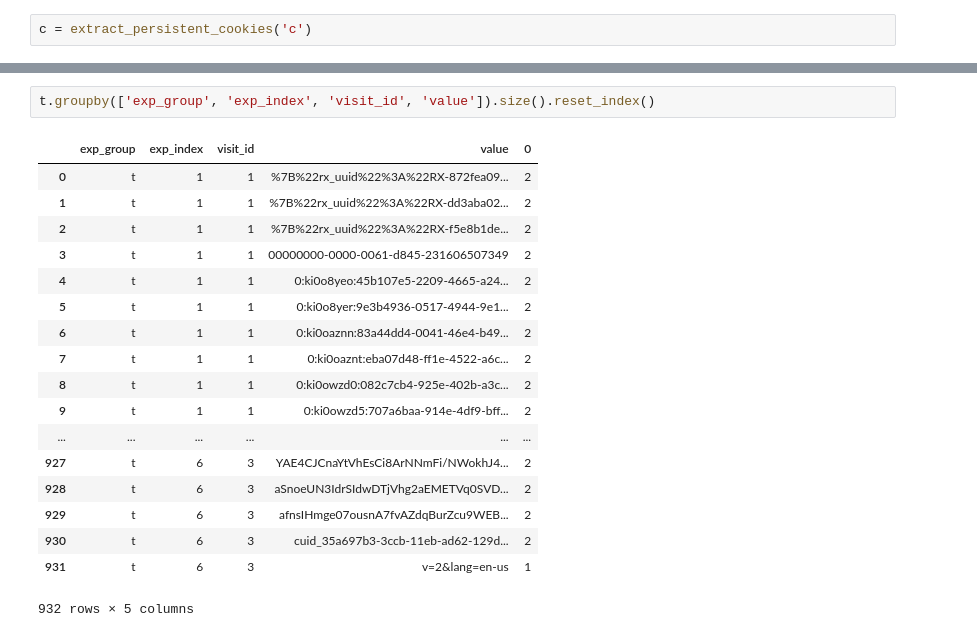
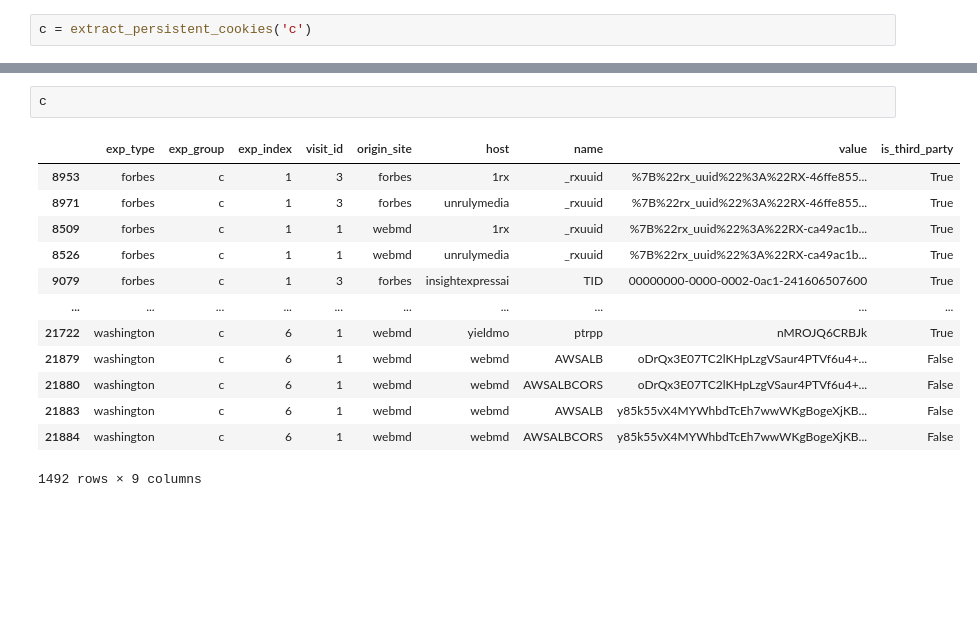
Before and after one commit to Sprinkle612/Cornell-Tech-Spec-Privacy-Fall2020, a Jupyter notebook: persistent-cookies-explore.ipynb, the cells around one changed output, grey strips where cells are left out. Cells and saved outputs as stored; diff of their text form; blank space fills up the shorter version.

```diff
--- a/persistent-cookies-explore.ipynb
+++ b/persistent-cookies-explore.ipynb
@@ -61,21 +40,16 @@ t
-# %%
-t.groupby(['exp_group', 'exp_index', 'visit_id', 'value']).size().reset_index()
-# %% [output]
-|  | exp_group | exp_index | visit_id | value | 0 |
-| 0 | t | 1 | 1 | %7B%22rx_uuid%22%3A%22RX-872fea09... | 2 |
-| 1 | t | 1 | 1 | %7B%22rx_uuid%22%3A%22RX-dd3aba02... | 2 |
-| 2 | t | 1 | 1 | %7B%22rx_uuid%22%3A%22RX-f5e8b1de... | 2 |
-| 3 | t | 1 | 1 | 00000000-0000-0061-d845-231606507349 | 2 |
-| 4 | t | 1 | 1 | 0:ki0o8yeo:45b107e5-2209-4665-a24... | 2 |
-| 5 | t | 1 | 1 | 0:ki0o8yer:9e3b4936-0517-4944-9e1... | 2 |
-| 6 | t | 1 | 1 | 0:ki0oaznn:83a44dd4-0041-46e4-b49... | 2 |
-| 7 | t | 1 | 1 | 0:ki0oaznt:eba07d48-ff1e-4522-a6c... | 2 |
-| 8 | t | 1 | 1 | 0:ki0owzd0:082c7cb4-925e-402b-a3c... | 2 |
-| 9 | t | 1 | 1 | 0:ki0owzd5:707a6baa-914e-4df9-bff... | 2 |
-| ... | ... | ... | ... | ... | ... |
-| 927 | t | 6 | 3 | YAE4CJCnaYtVhEsCi8ArNNmFi/NWokhJ4... | 2 |
-| 928 | t | 6 | 3 | aSnoeUN3IdrSIdwDTjVhg2aEMETVq0SVD... | 2 |
-| 929 | t | 6 | 3 | afnsIHmge07ousnA7fvAZdqBurZcu9WEB... | 2 |
-| 930 | t | 6 | 3 | cuid_35a697b3-3ccb-11eb-ad62-129d... | 2 |
-| 931 | t | 6 | 3 | v=2&lang=en-us | 1 |
-932 rows × 5 columns
+# %%
+c
+# %% [output]
+|  | exp_type | exp_group | exp_index | visit_id | origin_site | host | name | value | is_third_party |
+| 8953 | forbes | c | 1 | 3 | forbes | 1rx | _rxuuid | %7B%22rx_uuid%22%3A%22RX-46ffe855... | True |
+| 8971 | forbes | c | 1 | 3 | forbes | unrulymedia | _rxuuid | %7B%22rx_uuid%22%3A%22RX-46ffe855... | True |
+| 8509 | forbes | c | 1 | 1 | webmd | 1rx | _rxuuid | %7B%22rx_uuid%22%3A%22RX-ca49ac1b... | True |
+| 8526 | forbes | c | 1 | 1 | webmd | unrulymedia | _rxuuid | %7B%22rx_uuid%22%3A%22RX-ca49ac1b... | True |
+| 9079 | forbes | c | 1 | 3 | forbes | insightexpressai | TID | 00000000-0000-0002-0ac1-241606507600 | True |
+| ... | ... | ... | ... | ... | ... | ... | ... | ... | ... |
+| 21722 | washington | c | 6 | 1 | webmd | yieldmo | ptrpp | nMROJQ6CRBJk | True |
+| 21879 | washington | c | 6 | 1 | webmd | webmd | AWSALB | oDrQx3E07TC2lKHpLzgVSaur4PTVf6u4+... | False |
+| 21880 | washington | c | 6 | 1 | webmd | webmd | AWSALBCORS | oDrQx3E07TC2lKHpLzgVSaur4PTVf6u4+... | False |
+| 21883 | washington | c | 6 | 1 | webmd | webmd | AWSALB | y85k55vX4MYWhbdTcEh7wwWKgBogeXjKB... | False |
+| 21884 | washington | c | 6 | 1 | webmd | webmd | AWSALBCORS | y85k55vX4MYWhbdTcEh7wwWKgBogeXjKB... | False |
+1492 rows × 9 columns
```
Also changed, not shown: parts of 4 cells of this notebook, 5 other files.
